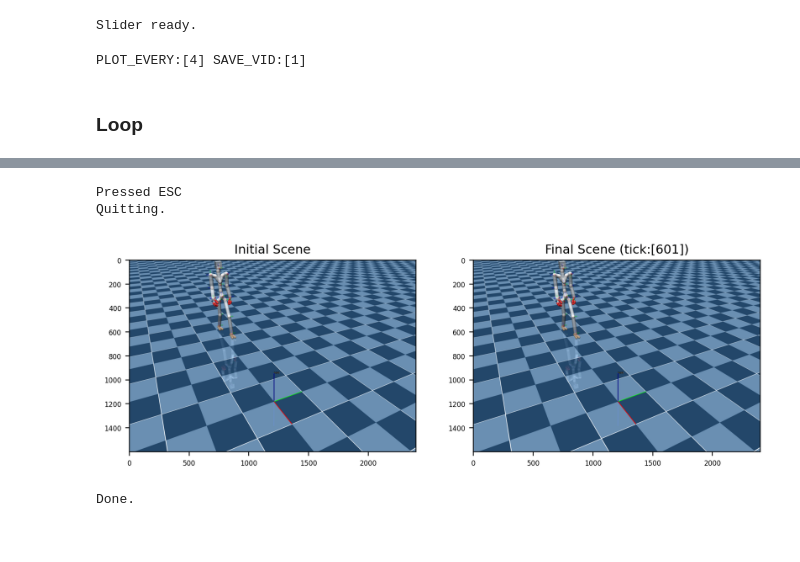
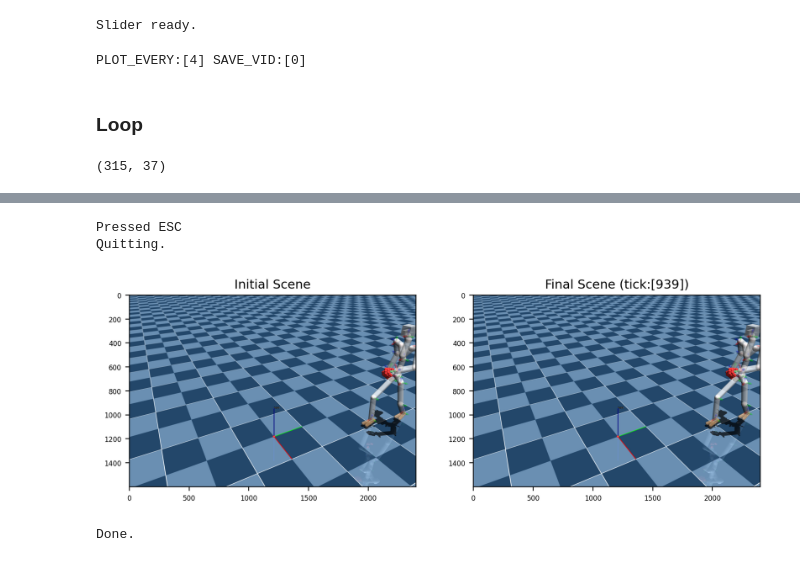
Before and after one commit to y0-0n/mujoco-motion, a Jupyter notebook: code/demo_smplrig_02_walk_motion.ipynb, the cells around one changed output, grey strips where cells are left out. Drawn from its saved outputs; the diff is of its cells as text; code cells hidden in the pictures.

Commit message:
smpl rig motion

```diff
--- a/code/demo_smplrig_02_walk_motion.ipynb
+++ b/code/demo_smplrig_02_walk_motion.ipynb
@@ -34,15 +55,16 @@ Done.
 # %% [markdown]
 ### Load walking motion
 # %%
-pkl_path = '../data/smplrig_cmu_walk_16_15_zpos_edited.pkl'
+pkl_path = '../data/smplrig_cmu_walk_optimized_recon.pkl'
 with open(pkl_path, 'rb') as f:
     data = pickle.load(f)
 qs         = data['qpos'] # [L * Nj]
 # quat_roots = data['rotation'][:,0,:]
-p_roots    = data['root']
+p_roots    = data['p_root']
+R_roots    = data['R_root']
 xposes     = data['xpos']
 L = qs.shape[0]
-HZ = 10
-times = np.linspace(0,HZ/L,L)
+HZ = 500
+times = np.linspace(0,L/HZ,L)
 print ("[%s] loaded."%(pkl_path))
 # %% [output]
@@ -108,15 +140,19 @@ Slider ready.
 # %%
 # Configuration
 PLOT_EVERY = 4
-SAVE_VID   = True
+SAVE_VID   = False
 print ("PLOT_EVERY:[%d] SAVE_VID:[%d]"%(PLOT_EVERY,SAVE_VID))
 # %% [output]
-PLOT_EVERY:[4] SAVE_VID:[1]
+PLOT_EVERY:[4] SAVE_VID:[0]
 # %% [markdown]
 ### Loop
+# %%
+qs.shape
+# %% [output]
+(315, 37)
 # %%
 # Initialize MuJoCo viewer
-env.init_viewer(viewer_title='MyoSuite',viewer_width=1200,viewer_height=800,
+env.init_viewer(viewer_title='SMPL Rig',viewer_width=1200,viewer_height=800,
                 viewer_hide_menus=True)
 env.update_viewer(azimuth=152,distance=3.0,elevation=-30,lookat=[0.02,-0.03,0.8])
 env.reset()
@@ -124,7 +160,7 @@ FIRST_FLAG = True
 while env.is_viewer_alive():
 
     # Update
-    time.sleep(1e-10) # little delay helps
+    time.sleep(5e-3) # little delay helps
     qrev_sliders.update()
     tick_slider.update()
     if tick_slider.PLAYBACK: # play mode
@@ -140,17 +176,17 @@ while env.is_viewer_alive():
     # FK
     q         = qs[tick,:] # [35]
     p_root    = p_roots[tick,:] # [3]
-    quat_root = q[3:7] # [4] quaternion
+    quat_root = R_roots[tick,:] # [4] quaternion
     env.set_p_root(root_name='base',p=p_root)
     env.set_quat_root(root_name='base',quat=quat_root)
     # env.set_quat_root(root_name='base',quat=)
-    env.forward(q=q[joint_idxs_fwd],joint_idxs=joint_idxs_fwd)
+    env.forward(q=q,joint_idxs=joint_idxs_fwd)
 
     for p_GT in xposes[tick]:
         env.plot_sphere(p=p_GT,r=0.02,rgba=[1,0.2,0.2,1])
 
     # Render
-    if env.loop_every(tick_every=100) or tick_slider.PLAYBACK:
+    if env.loop_every(tick_every=1) or tick_slider.PLAYBACK:
         # Plot world frame
         env.plot_T(p=np.zeros(3),R=np.eye(3,3),
                    PLOT_AXIS=True,axis_len=0.5,axis_width=0.005)
@@ -179,7 +215,6 @@ while env.is_viewer_alive():
         image = cv2.cvtColor(env.grab_image(),cv2.COLOR_RGB2BGR)
         cv2.imwrite(png_path,image)
 
-
 # Close MuJoCo viewer
 env.close_viewer()
 qrev_sliders.close()
@@ -198,6 +233,6 @@ print ("Done.")
 Pressed ESC
 Quitting.
-[figure, old version]
+[figure, new version]
 Done.
 # %%
 if SAVE_VID:
```
Also changed, not shown: parts of 8 cells of this notebook, 10 other files.
